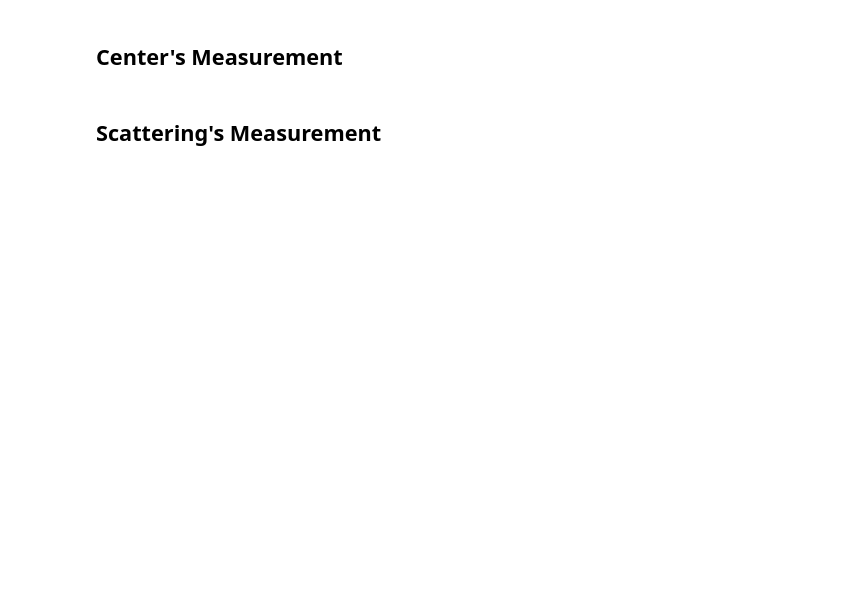
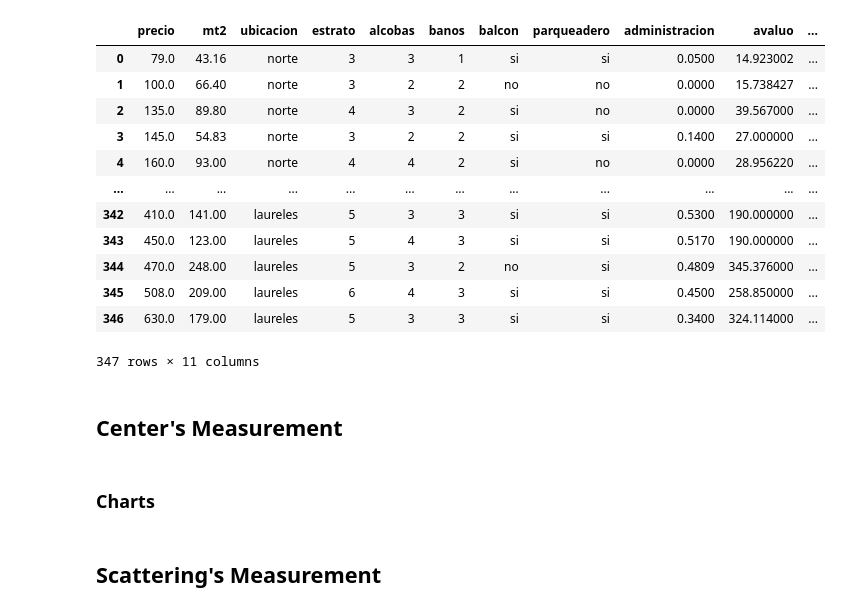
Before and after one commit to StanDoge/PYE-lab-1, a Jupyter notebook: main.ipynb, the cells around one changed output. Cells and saved outputs as stored; diff of their text form; code cells hidden in the pictures; blank space fills up the shorter version.

```diff
--- a/main.ipynb
+++ b/main.ipynb
@@ -8,5 +6,20 @@ sb.set_theme(style="white")
 # %%
 df = pd.read_excel('./Grupo 01.xlsx')
+df
+# %% [output]
+|  | precio | mt2 | ubicacion | estrato | alcobas | banos | balcon | parqueadero | administracion | avaluo | ... |
+| 0 | 79.0 | 43.16 | norte | 3 | 3 | 1 | si | si | 0.0500 | 14.923002 | ... |
+| 1 | 100.0 | 66.40 | norte | 3 | 2 | 2 | no | no | 0.0000 | 15.738427 | ... |
+| 2 | 135.0 | 89.80 | norte | 4 | 3 | 2 | si | no | 0.0000 | 39.567000 | ... |
+| 3 | 145.0 | 54.83 | norte | 3 | 2 | 2 | si | si | 0.1400 | 27.000000 | ... |
+| 4 | 160.0 | 93.00 | norte | 4 | 4 | 2 | si | no | 0.0000 | 28.956220 | ... |
+| ... | ... | ... | ... | ... | ... | ... | ... | ... | ... | ... | ... |
+| 342 | 410.0 | 141.00 | laureles | 5 | 3 | 3 | si | si | 0.5300 | 190.000000 | ... |
+| 343 | 450.0 | 123.00 | laureles | 5 | 4 | 3 | si | si | 0.5170 | 190.000000 | ... |
+| 344 | 470.0 | 248.00 | laureles | 5 | 3 | 2 | no | si | 0.4809 | 345.376000 | ... |
+| 345 | 508.0 | 209.00 | laureles | 6 | 4 | 3 | si | si | 0.4500 | 258.850000 | ... |
+| 346 | 630.0 | 179.00 | laureles | 5 | 3 | 3 | si | si | 0.3400 | 324.114000 | ... |
+347 rows × 11 columns
 # %% [markdown]
 ## Center's Measurement
 # %%
@@ -20,3 +33,5 @@ df_variables = pd.DataFrame(var_media)
 df_variables.columns = ['Media']
 df_variables['Mediana'] = var_mediana
 df_variables['Moda'] = var_mode
+# %% [markdown]
+### Charts
```
Also changed, not shown: parts of 7 cells of this notebook.
